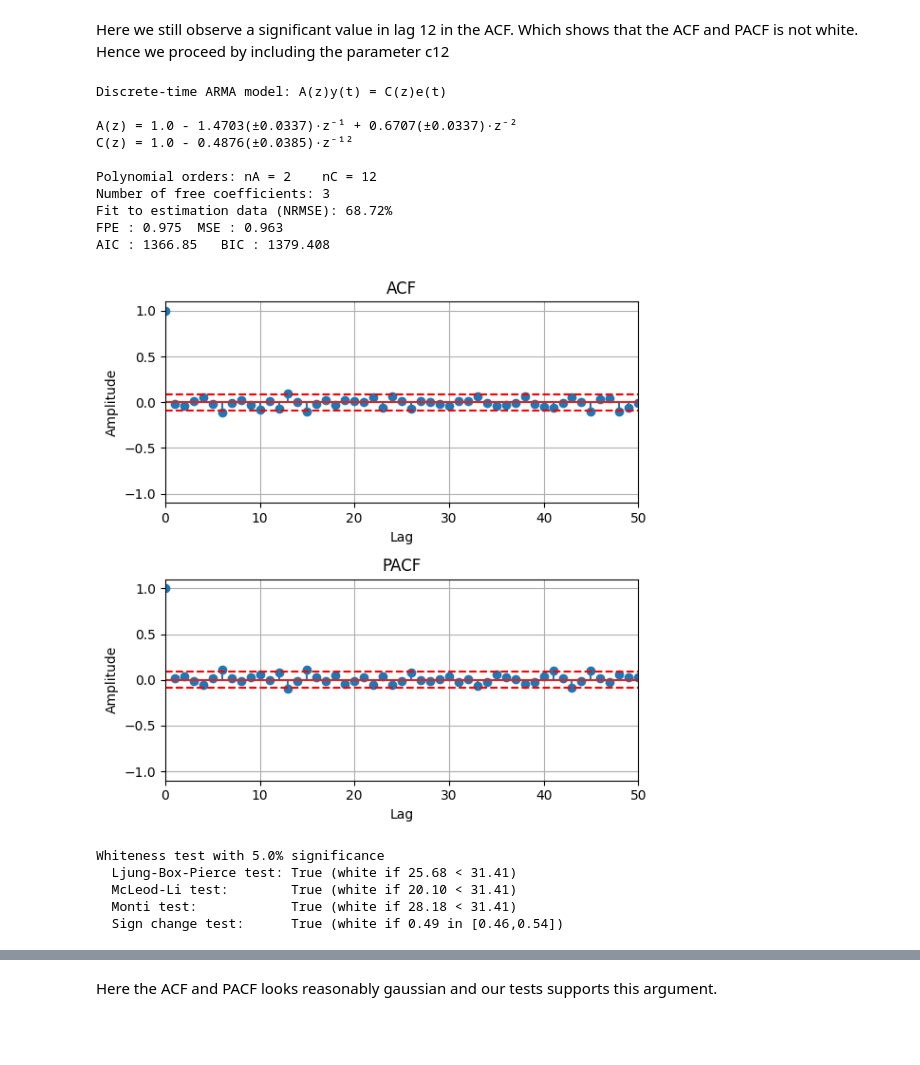
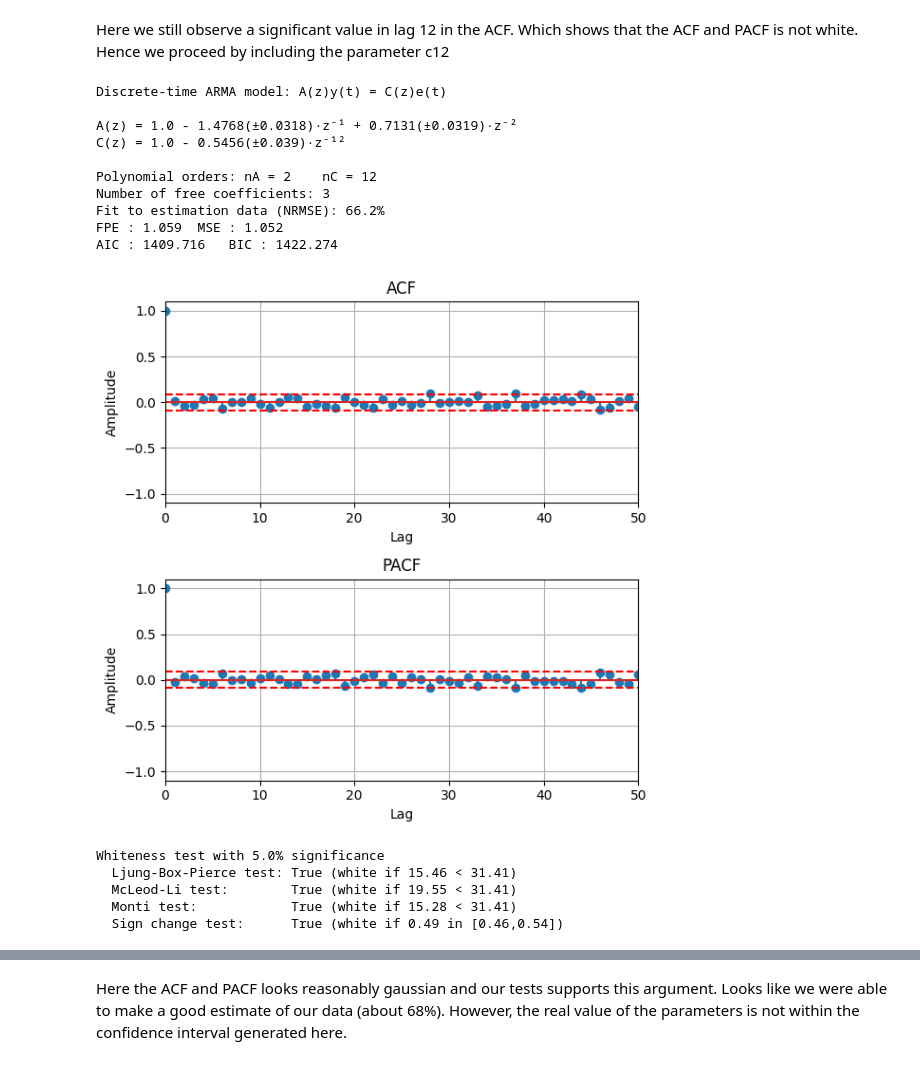
Before and after one commit to atjhin/lund-university, a Jupyter notebook: MASM17/Untitled.ipynb, the cells around one changed output, grey strips where cells are left out. Drawn from its saved outputs; the diff is of its cells as text; code cells hidden in the pictures; blank space fills up the shorter version.

```diff
--- a/MASM17/Untitled.ipynb
+++ b/MASM17/Untitled.ipynb
@@ -279,28 +281,28 @@ Here we still observe a significant value in lag 12 in the ACF. Which shows that
 # %%
 ordA=2
 ordC=[1] + [0]*11 + [1]
 model = modelling.PEM(y_s, A=ordA, C=ordC)
 
 model.set_free_params(A_free=[1, 1,1], C_free=ordC)
 model_fitted = model.fit(method='LS', bh=False)
 res = model_fitted.resid
 model_fitted.summary()
-analysis.plotACFnPACF(res,noLags=50,titleStr=None)
+acf_est, pacf_est = analysis.plotACFnPACF(res,noLags=50,titleStr=None, return_val=True)
 tests.whiteness_test(res)
 # %% [output]
 Discrete-time ARMA model: A(z)y(t) = C(z)e(t)
 
-A(z) = 1.0 - 1.4703(±0.0337)·z⁻¹ + 0.6707(±0.0337)·z⁻²
-C(z) = 1.0 - 0.4876(±0.0385)·z⁻¹²
+A(z) = 1.0 - 1.4768(±0.0318)·z⁻¹ + 0.7131(±0.0319)·z⁻²
+C(z) = 1.0 - 0.5456(±0.039)·z⁻¹²
 
 Polynomial orders: nA = 2    nC = 12
 Number of free coefficients: 3
-Fit to estimation data (NRMSE): 68.72%
-FPE : 0.975  MSE : 0.963
-AIC : 1366.85   BIC : 1379.408
+Fit to estimation data (NRMSE): 66.2%
+FPE : 1.059  MSE : 1.052
+AIC : 1409.716   BIC : 1422.274
-[figure, old version]
+[figure, new version]
 Whiteness test with 5.0% significance
-  Ljung-Box-Pierce test: True (white if 25.68 < 31.41)
-  McLeod-Li test:        True (white if 20.10 < 31.41)
-  Monti test:            True (white if 28.18 < 31.41)
+  Ljung-Box-Pierce test: True (white if 15.46 < 31.41)
+  McLeod-Li test:        True (white if 19.55 < 31.41)
+  Monti test:            True (white if 15.28 < 31.41)
   Sign change test:      True (white if 0.49 in [0.46,0.54])
@@ -308,2 +310,2 @@ Whiteness test with 5.0% significance
 # %% [markdown]
-Here the ACF and PACF looks reasonably gaussian and our tests supports this argument.
+Here the ACF and PACF looks reasonably gaussian and our tests supports this argument. Looks like we were able to make a good estimate of our data (about 68%). However, the real value of the parameters is not within the confidence interval generated here.
```
Also changed, not shown: parts of 26 cells of this notebook.
